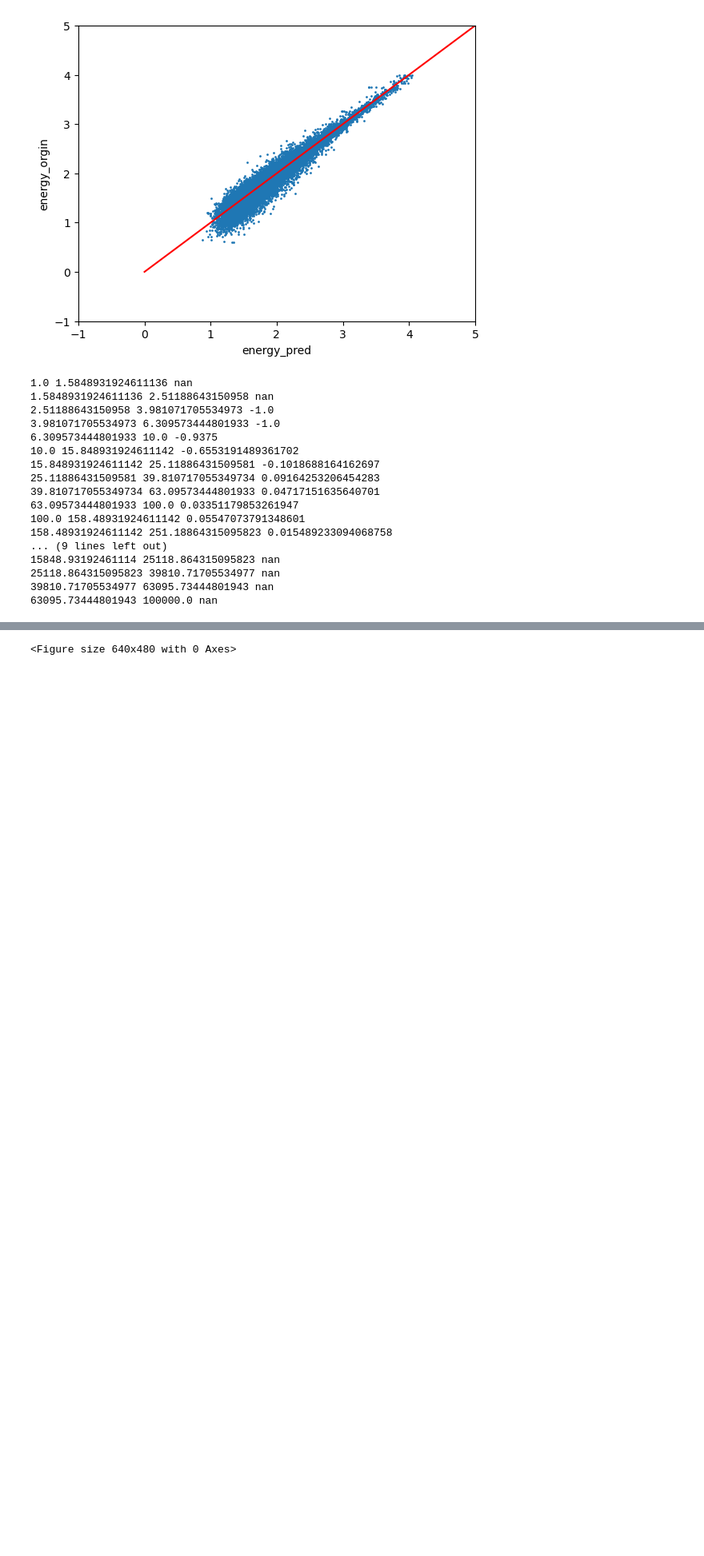
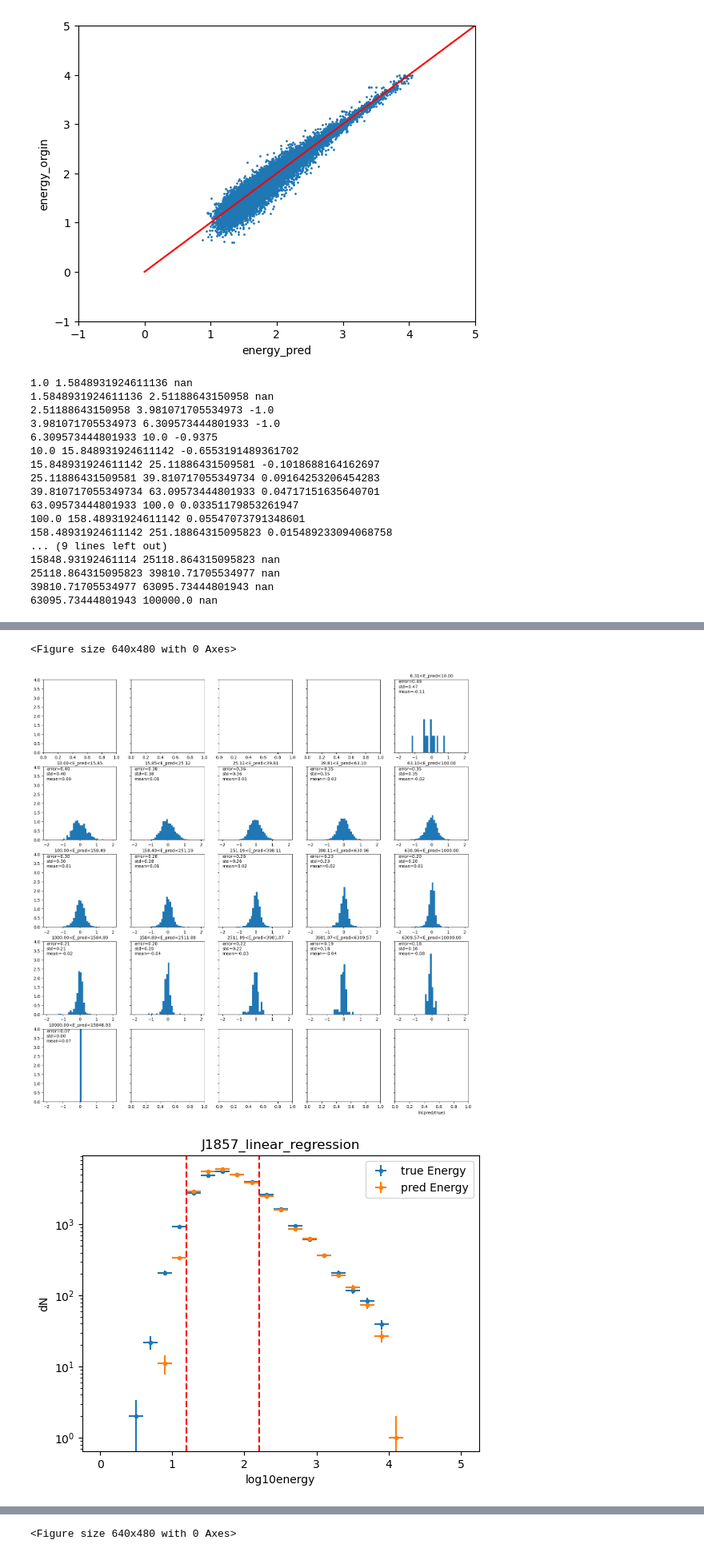
Before and after one commit to hukongyi/Gamma_Energy, a Jupyter notebook: AllSky/test_J1857.ipynb, the cells around one changed output, grey strips where cells are left out. Shown at 80% size. Cells and saved outputs as stored; diff of their text form; code cells hidden in the pictures; blank space fills up the shorter version.

```diff
--- a/AllSky/test_J1857.ipynb
+++ b/AllSky/test_J1857.ipynb
@@ -243,0 +267,6 @@ draw_precision()
+# %%
+check_fit(energy_pred, energy_orgin, f"J1857_linear_regression", f"/home2/hky/github/Gamma_Energy/AllSky/J1857_test/J1857_linear_regression")
+# %% [output]
+<Figure size 640x480 with 0 Axes>
+[figure, added]
+[figure, added]
```
Also changed, not shown: parts of 9 cells of this notebook, 18 other files.
